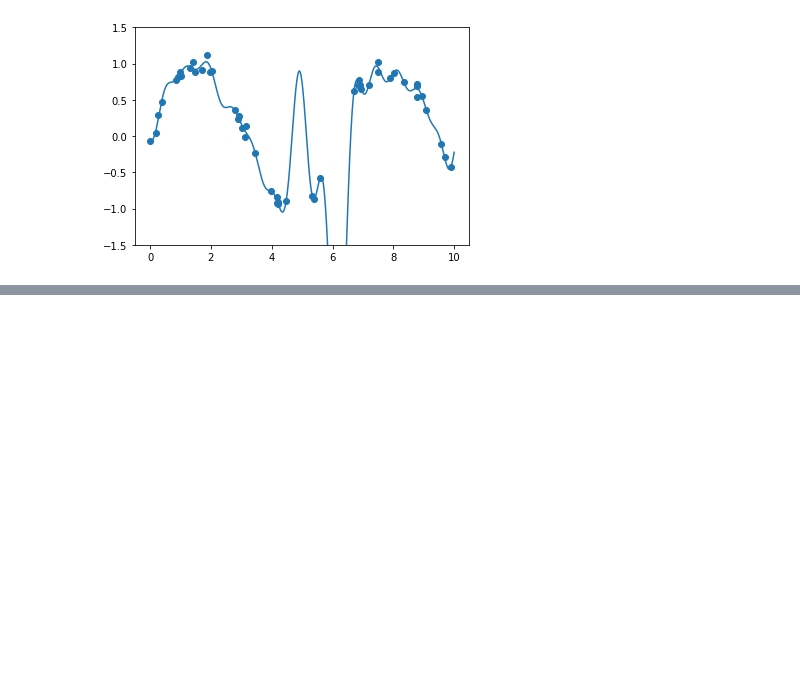
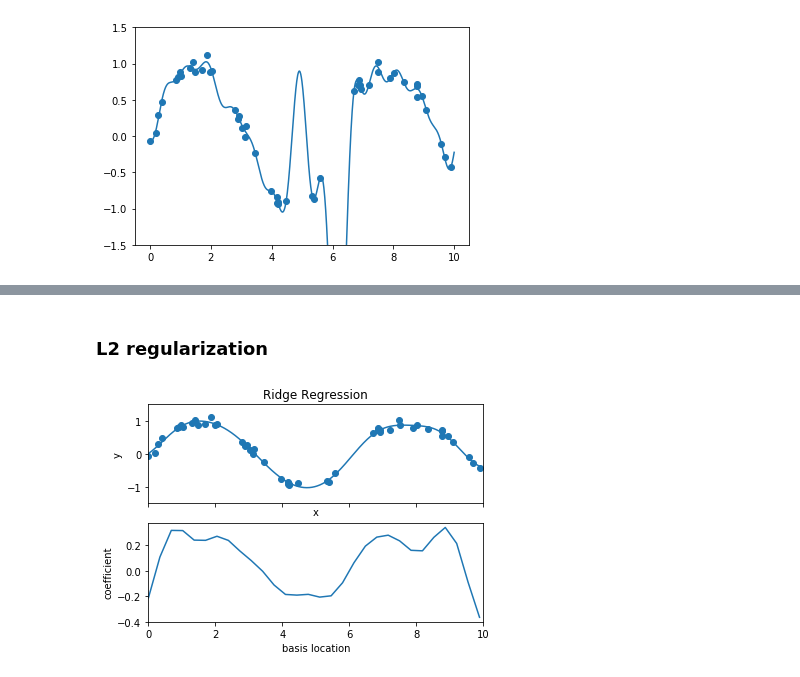
Before and after one commit to SpIIIII/jupyter-repo, a Jupyter notebook: Python Data Science Cookbook/Main (ML chapter).ipynb, the cells around one changed output, grey strips where cells are left out. Cells and saved outputs as stored; diff of their text form; code cells hidden in the pictures; blank space fills up the shorter version.

```diff
--- a/Python Data Science Cookbook/Main (ML chapter).ipynb
+++ b/Python Data Science Cookbook/Main (ML chapter).ipynb
@@ -993,0 +993,2 @@ basis_plot(model)
+# %% [markdown]
+### L2 regularization
@@ -993,0 +997,5 @@ basis_plot(model)
+# %%
+model = make_pipeline(GaussianFeatures(30),Ridge(alpha=0.1))
+basis_plot(model, title = "Ridge Regression")
+# %% [output]
+[figure, added]
```
Also changed, not shown: parts of 6 cells of this notebook, 1 other file.
